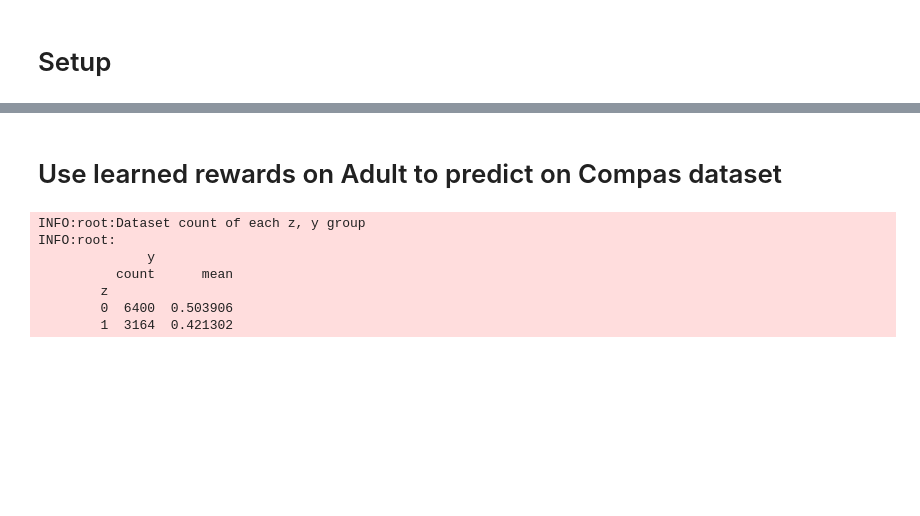
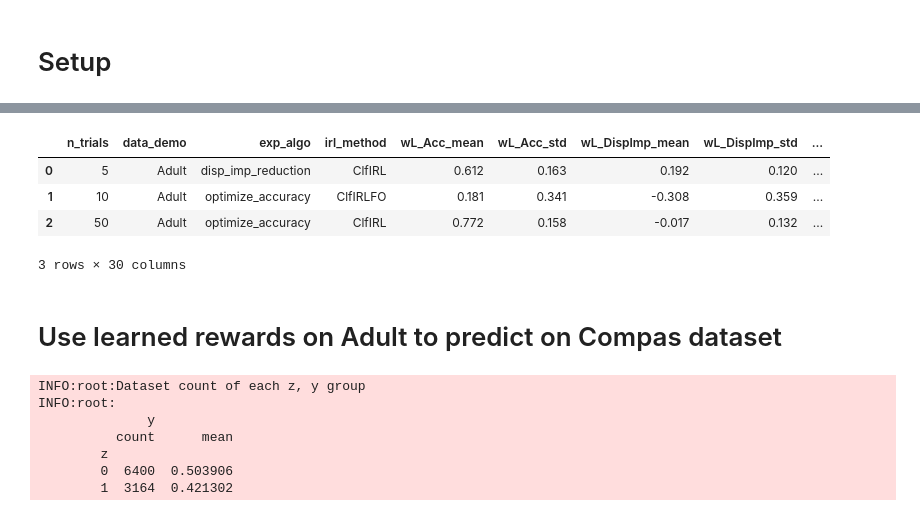
Before and after one commit to jackblandin/research, a Jupyter notebook: experiments/irl/poc__irl_via_svm.ipynb, the cells around one changed output, grey strips where cells are left out. Drawn from its saved outputs; the diff is of its cells as text; code cells hidden in the pictures; blank space fills up the shorter version.

```diff
--- a/experiments/irl/poc__irl_via_svm.ipynb
+++ b/experiments/irl/poc__irl_via_svm.ipynb
@@ -684,0 +821,14 @@ results_summary
+# %%
+all_results = pd.DataFrame(columns=all_results_as_dicts[0].keys())
+for k in all_results_as_dicts[0].keys():
+    series = []
+    for d in all_results_as_dicts:
+        series.append(d[k])
+    all_results[k] = series
+all_results
+# %% [output]
+|  | n_trials | data_demo | exp_algo | irl_method | wL_Acc_mean | wL_Acc_std | wL_DispImp_mean | wL_DispImp_std | ... |
+| 0 | 5 | Adult | disp_imp_reduction | ClfIRL | 0.612 | 0.163 | 0.192 | 0.120 | ... |
+| 1 | 10 | Adult | optimize_accuracy | ClfIRLFO | 0.181 | 0.341 | -0.308 | 0.359 | ... |
+| 2 | 50 | Adult | optimize_accuracy | ClfIRL | 0.772 | 0.158 | -0.017 | 0.132 | ... |
+3 rows × 30 columns
```
Also changed, not shown: parts of 33 cells of this notebook, 4 other files.
